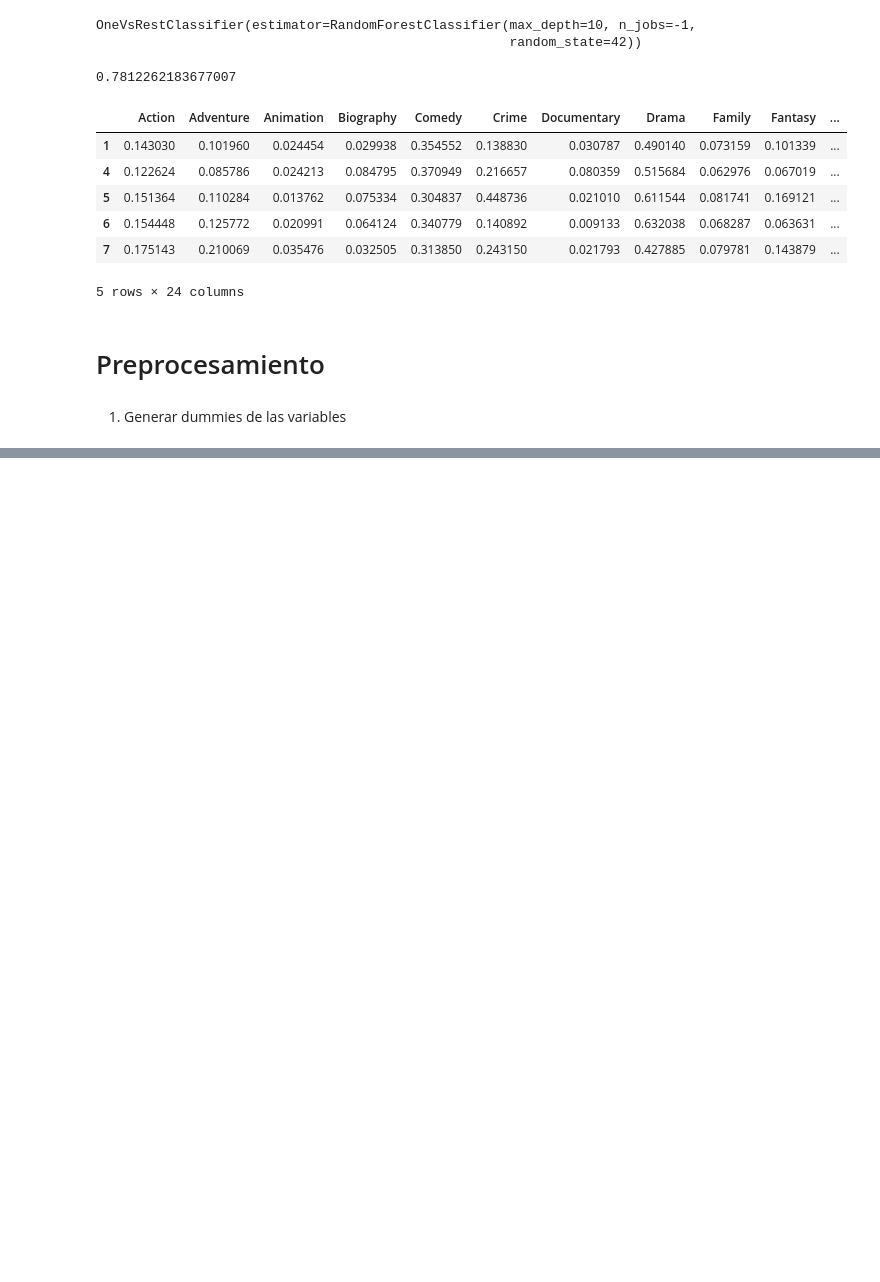
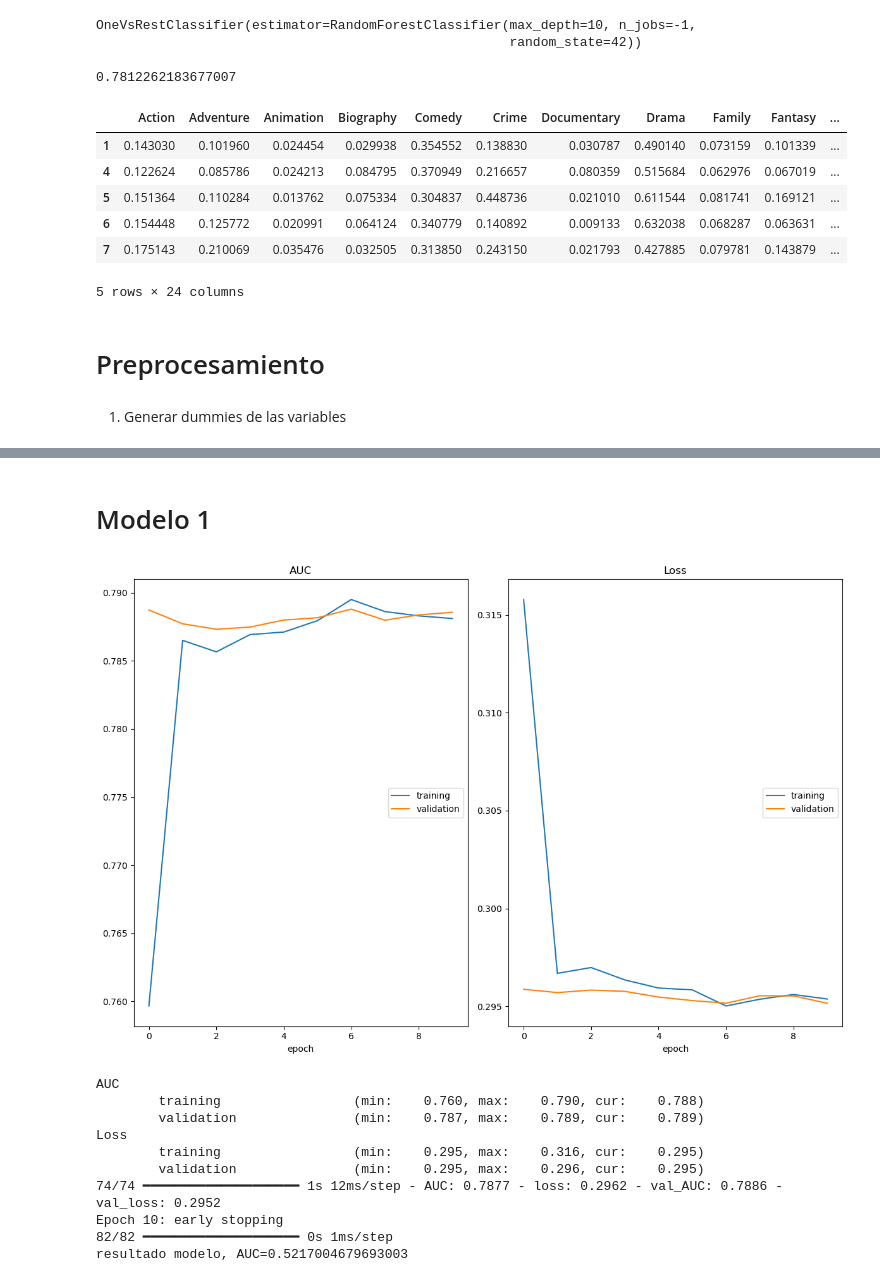
Before and after one commit to anfisbena/MIAD_NLP_2024, a Jupyter notebook: Semana 7/S7P1_proyecto2.ipynb, the cells around one changed output, grey strips where cells are left out. Saved outputs shown, nothing was run; the diff lists cells and outputs as text; code cells hidden in the pictures; blank space fills up the shorter version.

```diff
--- a/Semana 7/S7P1_proyecto2.ipynb
+++ b/Semana 7/S7P1_proyecto2.ipynb
@@ -169,0 +326,27 @@ y=y_processing(dataTraining)
+# %% [markdown]
+<h1>Modelo 1</h1>
+# %%
+#Procesa variables X y y
+df_train = dataTraining.copy()
+df_test = dataTesting.copy()
+X_train_dtm= X_processing3(df_train)
+X_test_dtm= X_processing3(df_test)
+y=y_processing(df_train)
+
+X_train, X_test, y_train, y_test = train_test_split(X_train_dtm, y, test_size=0.33, random_state=42)
+
+modelo=modelo1(X_train, X_test, y_train, y_test)
+
+# prediccion(modelo, X_test_dtm)
+# %% [output]
+[figure, added]
+AUC
+        training                 (min:    0.760, max:    0.790, cur:    0.788)
+        validation               (min:    0.787, max:    0.789, cur:    0.789)
+Loss
+        training                 (min:    0.295, max:    0.316, cur:    0.295)
+        validation               (min:    0.295, max:    0.296, cur:    0.295)
+74/74 ━━━━━━━━━━━━━━━━━━━━ 1s 12ms/step - AUC: 0.7877 - loss: 0.2962 - val_AUC: 0.7886 - val_loss: 0.2952
+Epoch 10: early stopping
+82/82 ━━━━━━━━━━━━━━━━━━━━ 0s 1ms/step
+resultado modelo, AUC=0.5217004679693003
```
Also changed, not shown: parts of 11 cells of this notebook, 1 other file.
